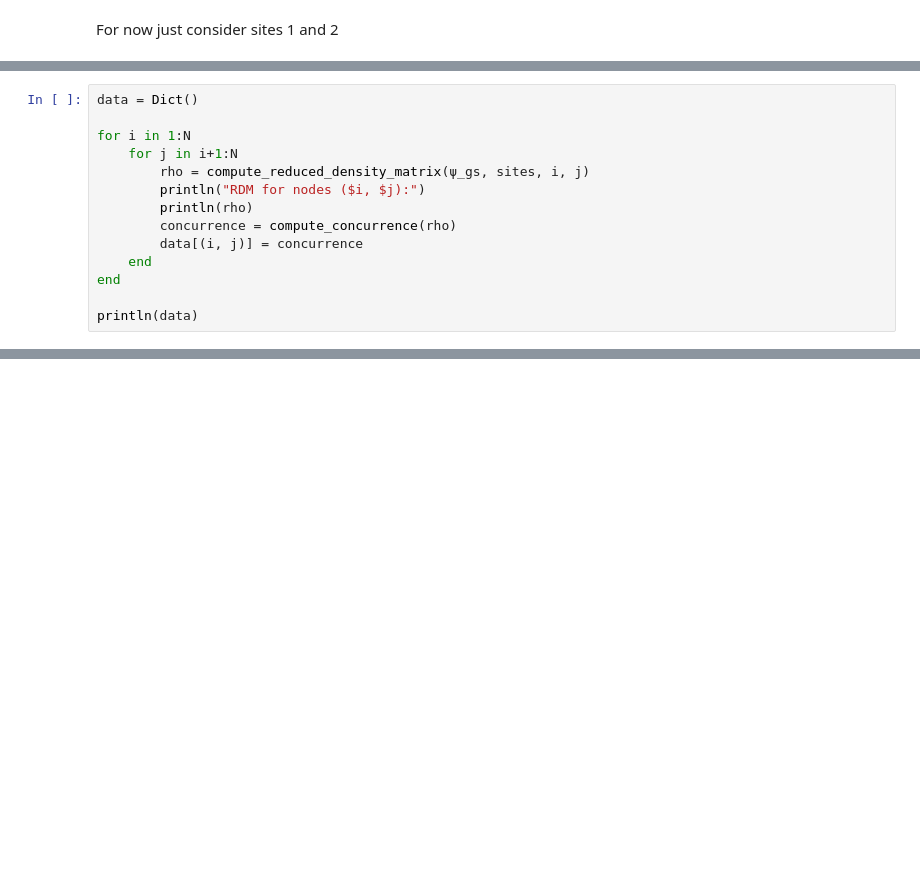
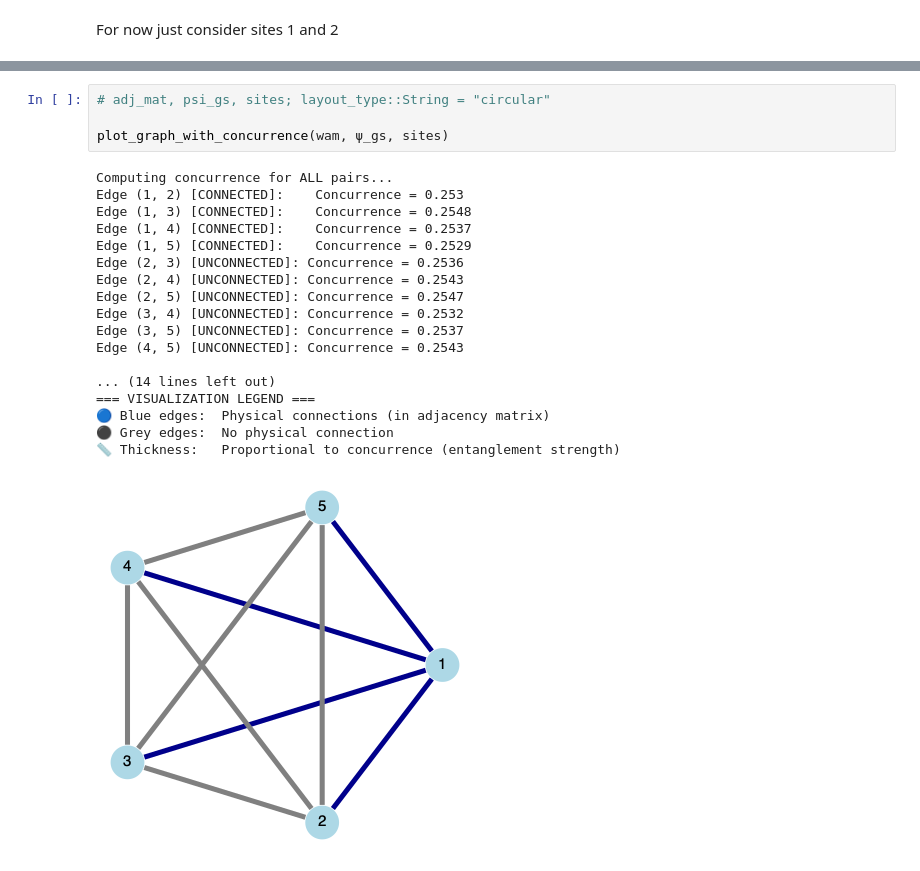
Before and after one commit to jamesnrolfe/MSci-Project, a Jupyter notebook: james/star_representation/stars.ipynb, the cells around one changed output, grey strips where cells are left out. Saved outputs shown, nothing was run; the diff lists cells and outputs as text; blank space fills up the shorter version.

Commit message:
concurrence stuff

```diff
--- a/james/star_representation/stars.ipynb
+++ b/james/star_representation/stars.ipynb
@@ -316,14 +375,0 @@ Concurrence of test state: 1.0
-# %%
-data = Dict()
-
-for i in 1:N
-    for j in i+1:N
-        rho = compute_reduced_density_matrix(ψ_gs, sites, i, j)
-        println("RDM for nodes ($i, $j):")
-        println(rho)
-        concurrence = compute_concurrence(rho)
-        data[(i, j)] = concurrence
-    end
-end
-
-println(data)
@@ -337,0 +507,23 @@ Dict{Any, Any}((1, 2) => 0.0, (1, 3) => 0.0, (2, 3) => 0.0)
+# %%
+# adj_mat, psi_gs, sites; layout_type::String = "circular"
+
+plot_graph_with_concurrence(wam, ψ_gs, sites)
+# %% [output]
+Computing concurrence for ALL pairs...
+Edge (1, 2) [CONNECTED]:    Concurrence = 0.253
+Edge (1, 3) [CONNECTED]:    Concurrence = 0.2548
+Edge (1, 4) [CONNECTED]:    Concurrence = 0.2537
+Edge (1, 5) [CONNECTED]:    Concurrence = 0.2529
+Edge (2, 3) [UNCONNECTED]: Concurrence = 0.2536
+Edge (2, 4) [UNCONNECTED]: Concurrence = 0.2543
+Edge (2, 5) [UNCONNECTED]: Concurrence = 0.2547
+Edge (3, 4) [UNCONNECTED]: Concurrence = 0.2532
+Edge (3, 5) [UNCONNECTED]: Concurrence = 0.2537
+Edge (4, 5) [UNCONNECTED]: Concurrence = 0.2543
+
+... (14 lines left out)
+=== VISUALIZATION LEGEND ===
+🔵 Blue edges:  Physical connections (in adjacency matrix)
+⚫ Grey edges:  No physical connection
+📏 Thickness:   Proportional to concurrence (entanglement strength)
+[figure, added]
```
Also changed, not shown: parts of 17 cells of this notebook, 6 other files.
